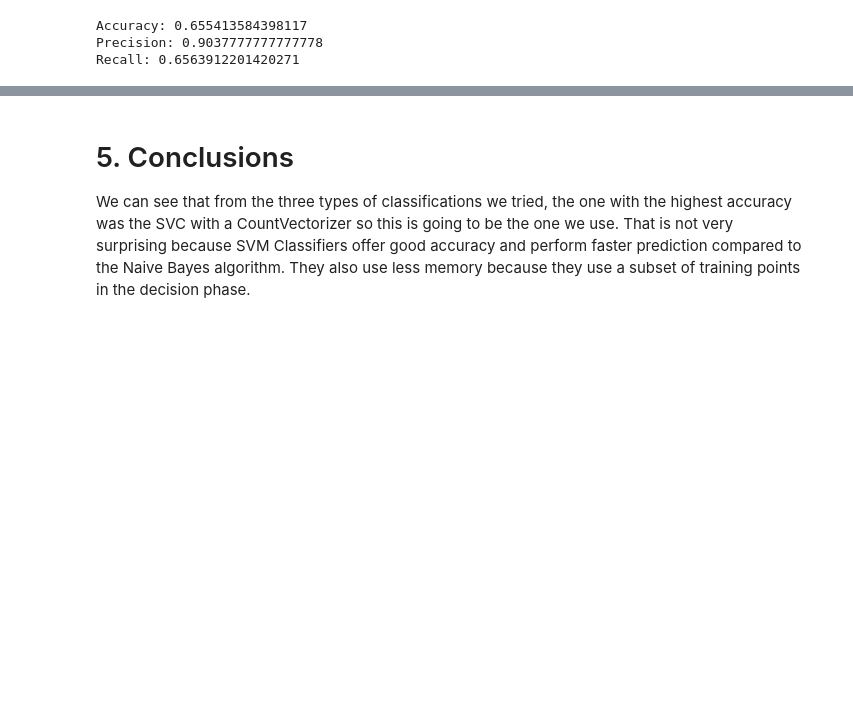
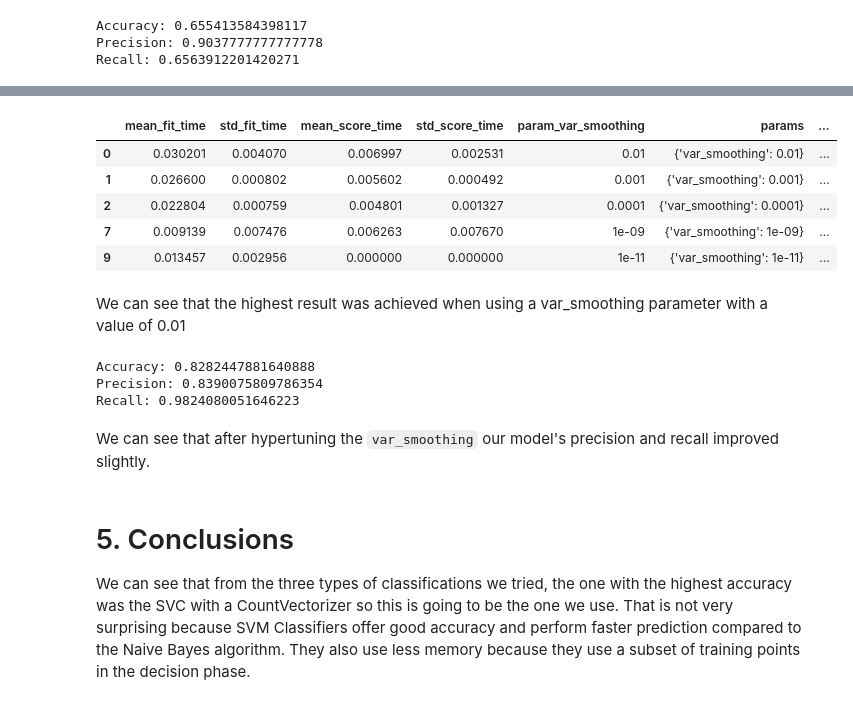
Before and after one commit to karinakozarova/HateBot, a Jupyter notebook: Jupyter notebooks/HateBot - ML.ipynb, the cells around one changed output, grey strips where cells are left out. Cells and saved outputs as stored; diff of their text form; code cells hidden in the pictures; blank space fills up the shorter version.

```diff
--- a/Jupyter notebooks/HateBot - ML.ipynb
+++ b/Jupyter notebooks/HateBot - ML.ipynb
@@ -342,0 +487,6 @@ Recall: 0.6563912201420271
+# %%
+hashingVectorizer = HashingVectorizer(n_features=20)
+vector = hashingVectorizer.transform(df.tweet)
+# %%
+X = hashingVectorizer.transform(df.tweet.values).toarray()
+y = df['is_hate_speech'].astype(int)
@@ -342,0 +523,6 @@ Recall: 0.6563912201420271
+# %%
+parameters = {
+    'var_smoothing': [1e-2, 1e-3, 1e-4, 1e-5, 1e-6, 1e-7, 1e-8, 1e-9, 1e-10, 1e-11, 1e-12, 1e-13, 1e-14, 1e-15]
+}
+clf = GridSearchCV(nb_classifier, parameters, cv=5, verbose=2)
+clf.fit(X, y)
@@ -343,3 +565,28 @@ Recall: 0.6563912201420271
+# %%
+pd.DataFrame(clf.cv_results_).sort_values(by=['rank_test_score', 'mean_fit_time']).head()
+# %% [output]
+|  | mean_fit_time | std_fit_time | mean_score_time | std_score_time | param_var_smoothing | params | ... |
+| 0 | 0.030201 | 0.004070 | 0.006997 | 0.002531 | 0.01 | {'var_smoothing': 0.01} | ... |
+| 1 | 0.026600 | 0.000802 | 0.005602 | 0.000492 | 0.001 | {'var_smoothing': 0.001} | ... |
+| 2 | 0.022804 | 0.000759 | 0.004801 | 0.001327 | 0.0001 | {'var_smoothing': 0.0001} | ... |
+| 7 | 0.009139 | 0.007476 | 0.006263 | 0.007670 | 1e-09 | {'var_smoothing': 1e-09} | ... |
+| 9 | 0.013457 | 0.002956 | 0.000000 | 0.000000 | 1e-11 | {'var_smoothing': 1e-11} | ... |
+# %% [markdown]
+We can see that the highest result was achieved when using a var_smoothing parameter with a value of 0.01
+# %%
+X_train, X_test, y_train, y_test = train_test_split(X, y, test_size = 0.3, random_state=46)
+gnb = GaussianNB(var_smoothing=0.01)
+gnb.fit(X_train, y_train)
+y_pred = gnb.predict(X_test)
+print("Accuracy:", metrics.accuracy_score(y_test, y_pred))
+print("Precision:", metrics.precision_score(y_test, y_pred))
+print("Recall:", metrics.recall_score(y_test, y_pred))
+# %% [output]
+Accuracy: 0.8282447881640888
+Precision: 0.8390075809786354
+Recall: 0.9824080051646223
+# %% [markdown]
+We can see that after hypertuning the `var_smoothing` our model's precision and recall improved slightly.
 # %% [markdown]
 # 5. Conclusions
 
```
Also changed, not shown: parts of 47 cells of this notebook, 3 other files.
